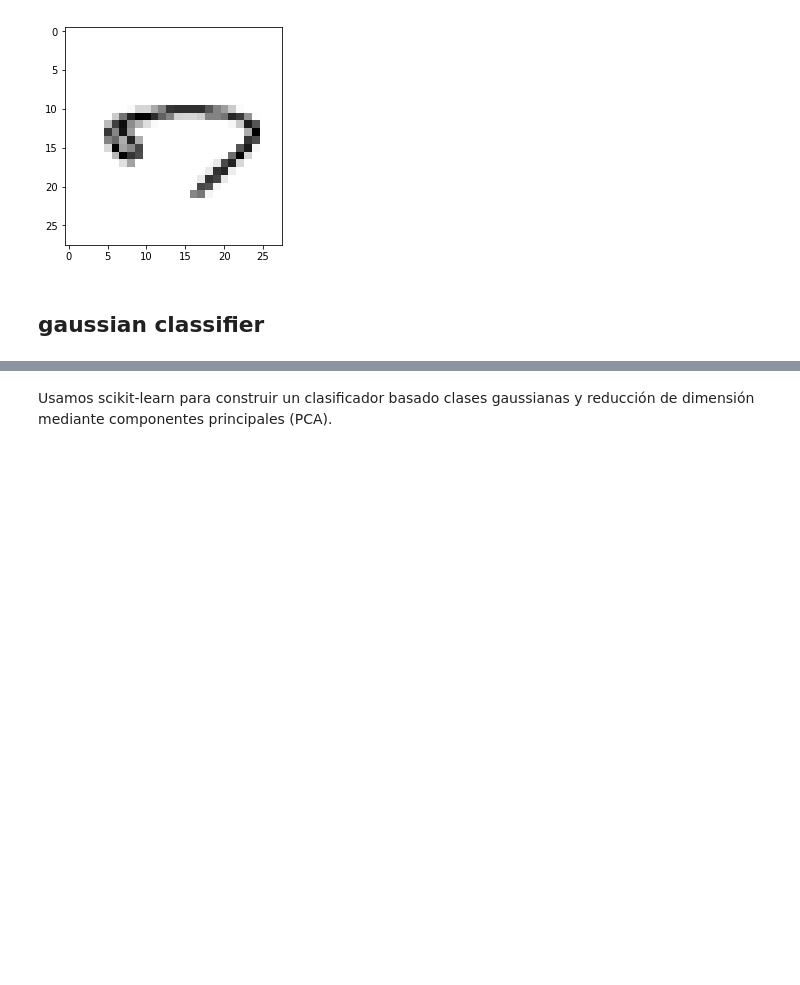
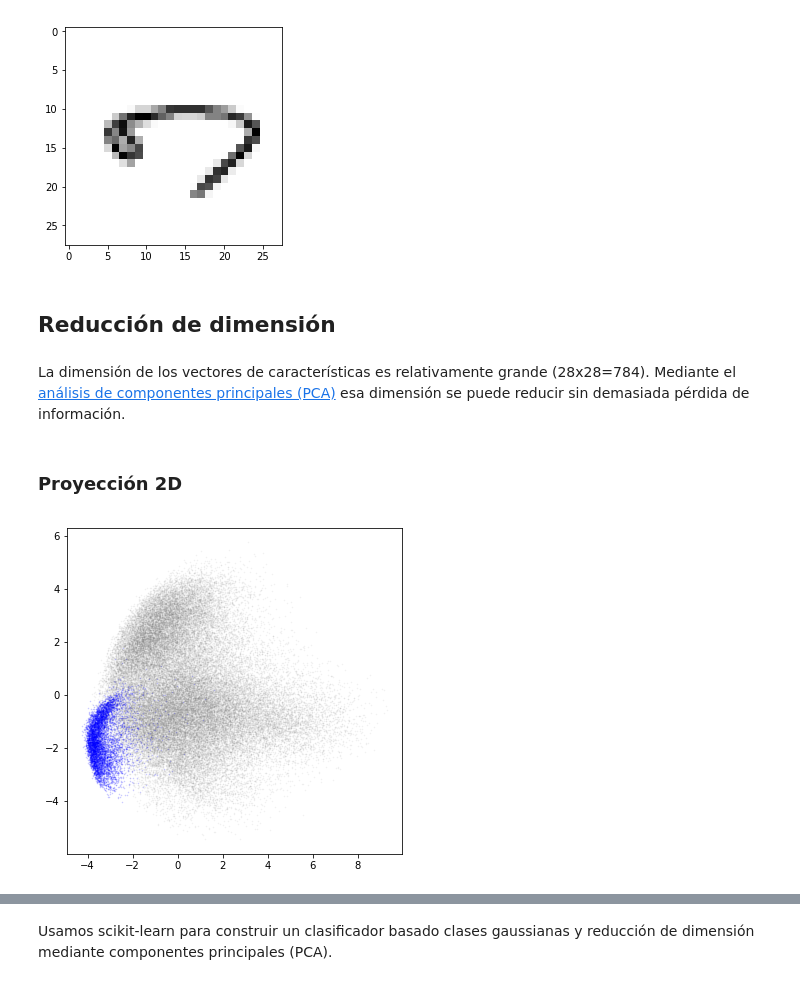
Before and after one commit to albertoruiz/umucv, a Jupyter notebook: notebooks/machine-learning.ipynb, the cells around one changed output, grey strips where cells are left out. Drawn from its saved outputs; the diff is of its cells as text; code cells hidden in the pictures; blank space fills up the shorter version.

```diff
--- a/notebooks/machine-learning.ipynb
+++ b/notebooks/machine-learning.ipynb
@@ -127,5 +135,24 @@ print(cl[68])
 [0. 0. 0. 0. 0. 0. 0. 1. 0. 0.]
 7
 [figure]
-# %% [markdown]
-## gaussian classifier
+# %% [markdown]
+## Reducción de dimensión
+# %% [markdown]
+La dimensión de los vectores de características es relativamente grande (28x28=784). Mediante el [análisis de componentes principales (PCA)](https://en.wikipedia.org/wiki/Principal_component_analysis) esa dimensión se puede reducir sin demasiada pérdida de información.
+# %%
+from sklearn import decomposition
+
+pca = decomposition.PCA(n_components=20)
+pca.fit(xl)
+comprime    = pca.transform
+descomprime = pca.inverse_transform
+
+tr = comprime(xl)
+# %% [markdown]
+### Proyección 2D
+# %%
+plt.figure(figsize=(6,6))
+plt.plot(*tr[cl!=1][:,[0,1]].T,'.',markerSize=1,alpha=0.1,color='gray');
+plt.plot(*tr[cl==1][:,[0,1]].T,'.',markerSize=1,alpha=0.2,color='blue');
+# %% [output]
+[figure, added]
```
Also changed, not shown: parts of 118 cells of this notebook, 2 other files.
